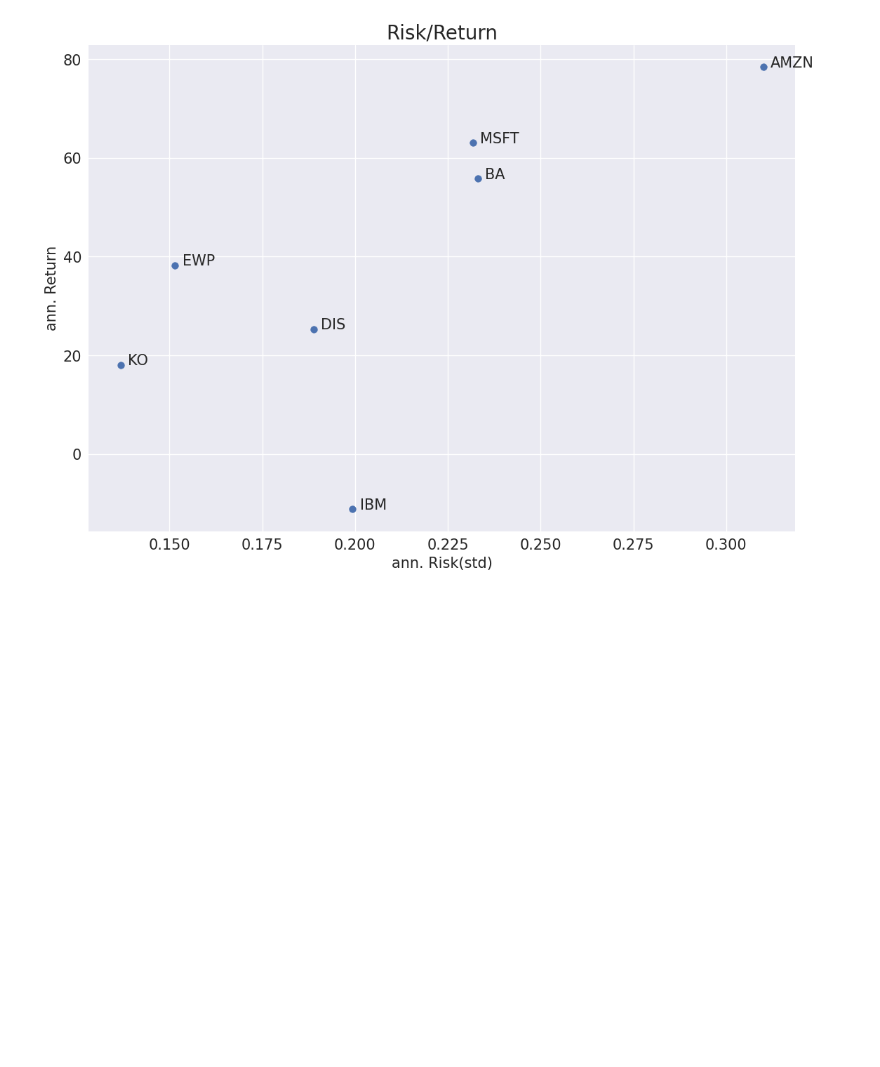
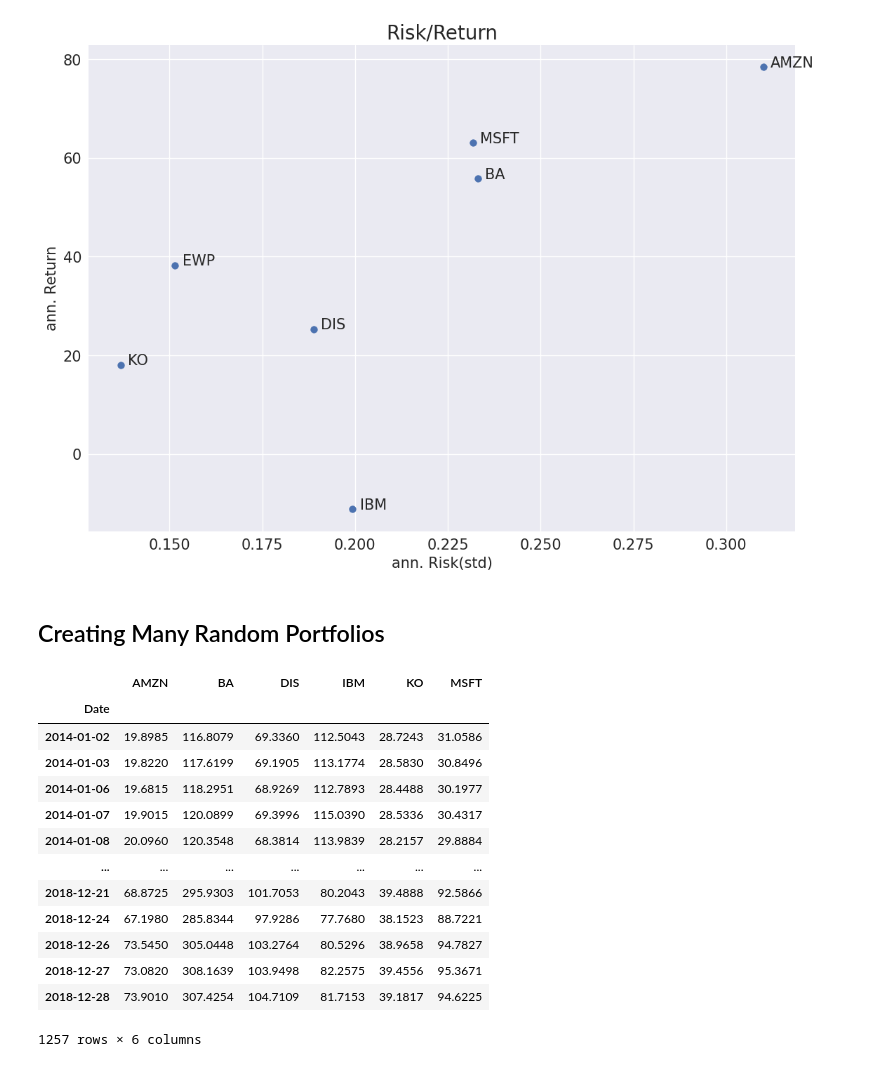
Before and after one commit to JamieW365/finance_projects, a Jupyter notebook: notebooks/portfolio_theory.ipynb, the cells around one changed output. Cells and saved outputs as stored; diff of their text form; code cells hidden in the pictures; blank space fills up the shorter version.

```diff
--- a/notebooks/portfolio_theory.ipynb
+++ b/notebooks/portfolio_theory.ipynb
@@ -186,3 +186,23 @@ def ann_risk_return(returns_df):
     summary.Return = summary.Return*252
     summary.Risk = summary.Risk * np.sqrt(252)
     return summary
+# %% [markdown]
+## Creating Many Random Portfolios
+# %%
+stocks = pd.read_csv("data/port_stocks.csv", parse_dates= ["Date"], index_col= "Date")
+stocks
+# %% [output]
+|  | AMZN | BA | DIS | IBM | KO | MSFT |
+| Date |  |  |  |  |  |  |
+| 2014-01-02 | 19.8985 | 116.8079 | 69.3360 | 112.5043 | 28.7243 | 31.0586 |
+| 2014-01-03 | 19.8220 | 117.6199 | 69.1905 | 113.1774 | 28.5830 | 30.8496 |
+| 2014-01-06 | 19.6815 | 118.2951 | 68.9269 | 112.7893 | 28.4488 | 30.1977 |
+| 2014-01-07 | 19.9015 | 120.0899 | 69.3996 | 115.0390 | 28.5336 | 30.4317 |
+| 2014-01-08 | 20.0960 | 120.3548 | 68.3814 | 113.9839 | 28.2157 | 29.8884 |
+| ... | ... | ... | ... | ... | ... | ... |
+| 2018-12-21 | 68.8725 | 295.9303 | 101.7053 | 80.2043 | 39.4888 | 92.5866 |
+| 2018-12-24 | 67.1980 | 285.8344 | 97.9286 | 77.7680 | 38.1523 | 88.7221 |
+| 2018-12-26 | 73.5450 | 305.0448 | 103.2764 | 80.5296 | 38.9658 | 94.7827 |
+| 2018-12-27 | 73.0820 | 308.1639 | 103.9498 | 82.2575 | 39.4556 | 95.3671 |
+| 2018-12-28 | 73.9010 | 307.4254 | 104.7109 | 81.7153 | 39.1817 | 94.6225 |
+1257 rows × 6 columns
```
Also changed, not shown: parts of 10 cells of this notebook.
